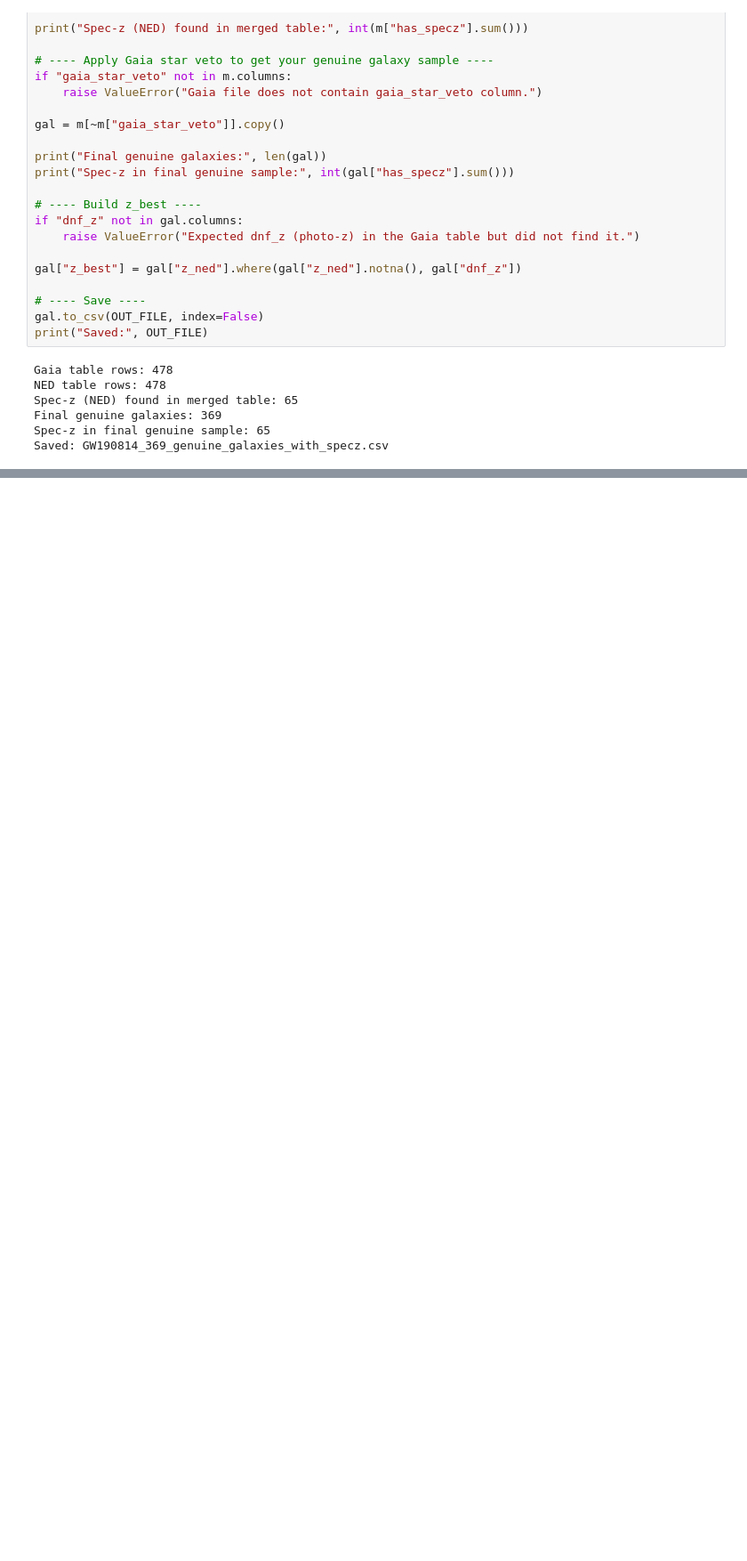
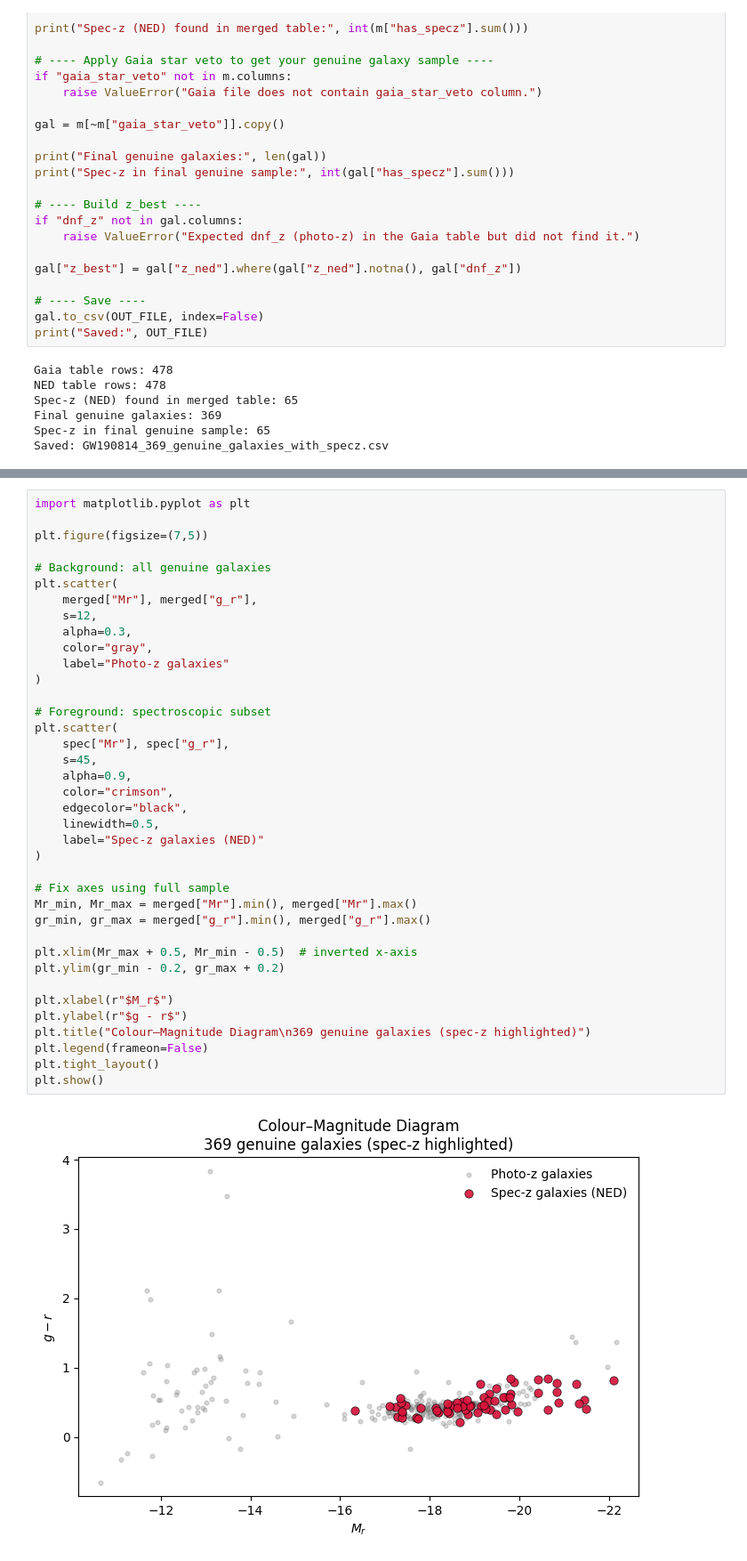
Before and after one commit to saatour/GW170817, a Jupyter notebook: Galaxy_clean_up_and_new_CMD_10012026.ipynb, the cells around one changed output, grey strips where cells are left out. Shown at 89% size. Cells and saved outputs as stored; diff of their text form; blank space fills up the shorter version.

```diff
--- a/Galaxy_clean_up_and_new_CMD_10012026.ipynb
+++ b/Galaxy_clean_up_and_new_CMD_10012026.ipynb
@@ -1403,0 +1676,40 @@ Saved: GW190814_369_genuine_galaxies_with_specz.csv
+# %%
+import matplotlib.pyplot as plt
+
+plt.figure(figsize=(7,5))
+
+# Background: all genuine galaxies
+plt.scatter(
+    merged["Mr"], merged["g_r"],
+    s=12,
+    alpha=0.3,
+    color="gray",
+    label="Photo-z galaxies"
+)
+
+# Foreground: spectroscopic subset
+plt.scatter(
+    spec["Mr"], spec["g_r"],
+    s=45,
+    alpha=0.9,
+    color="crimson",
+    edgecolor="black",
+    linewidth=0.5,
+    label="Spec-z galaxies (NED)"
+)
+
+# Fix axes using full sample
+Mr_min, Mr_max = merged["Mr"].min(), merged["Mr"].max()
+gr_min, gr_max = merged["g_r"].min(), merged["g_r"].max()
+
+plt.xlim(Mr_max + 0.5, Mr_min - 0.5)  # inverted x-axis
+plt.ylim(gr_min - 0.2, gr_max + 0.2)
+
+plt.xlabel(r"$M_r$")
+plt.ylabel(r"$g - r$")
+plt.title("Colour–Magnitude Diagram\n369 genuine galaxies (spec-z highlighted)")
+plt.legend(frameon=False)
+plt.tight_layout()
+plt.show()
+# %% [output]
+[figure, added]
```
Also changed, not shown: parts of 12 cells of this notebook.
